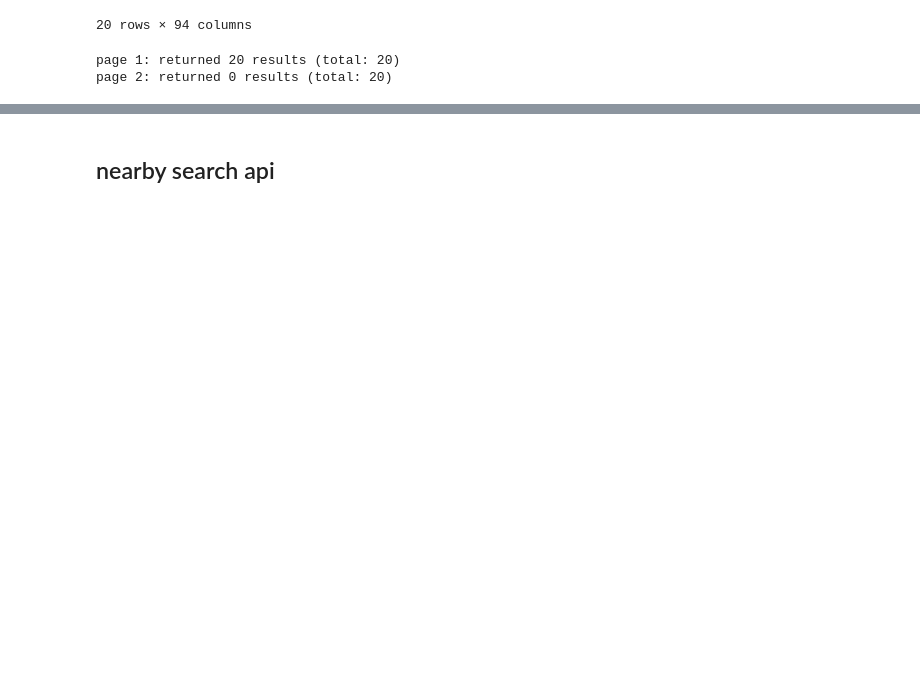
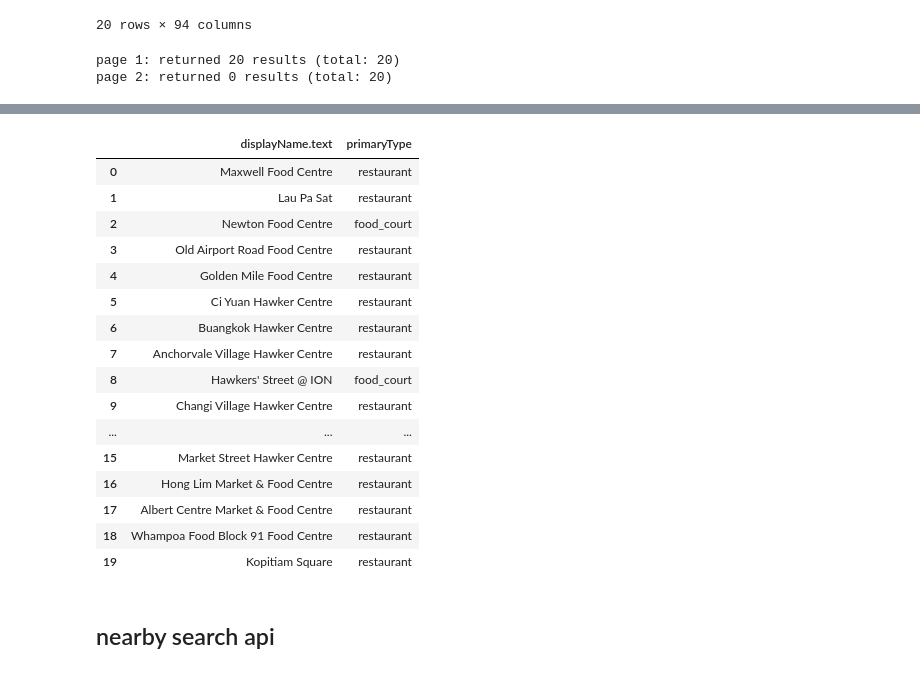
Before and after one commit to koshyan/places-api, a Jupyter notebook: places_api.ipynb, the cells around one changed output, grey strips where cells are left out. Saved outputs shown, nothing was run; the diff lists cells and outputs as text; code cells hidden in the pictures; blank space fills up the shorter version.

```diff
--- a/places_api.ipynb
+++ b/places_api.ipynb
@@ -178,3 +222,23 @@ test_1_6   # only returns 20 entries
+# %%
+test_1_6[['displayName.text', 'primaryType', ]]
+# %% [output]
+|  | displayName.text | primaryType |
+| 0 | Maxwell Food Centre | restaurant |
+| 1 | Lau Pa Sat | restaurant |
+| 2 | Newton Food Centre | food_court |
+| 3 | Old Airport Road Food Centre | restaurant |
+| 4 | Golden Mile Food Centre | restaurant |
+| 5 | Ci Yuan Hawker Centre | restaurant |
+| 6 | Buangkok Hawker Centre | restaurant |
+| 7 | Anchorvale Village Hawker Centre | restaurant |
+| 8 | Hawkers' Street @ ION | food_court |
+| 9 | Changi Village Hawker Centre | restaurant |
+| ... | ... | ... |
+| 15 | Market Street Hawker Centre | restaurant |
+| 16 | Hong Lim Market & Food Centre | restaurant |
+| 17 | Albert Centre Market & Food Centre | restaurant |
+| 18 | Whampoa Food Block 91 Food Centre | restaurant |
+| 19 | Kopitiam Square | restaurant |
 # %% [markdown]
 ## nearby search api
 # %%
```
Also changed, not shown: parts of 12 cells of this notebook.
